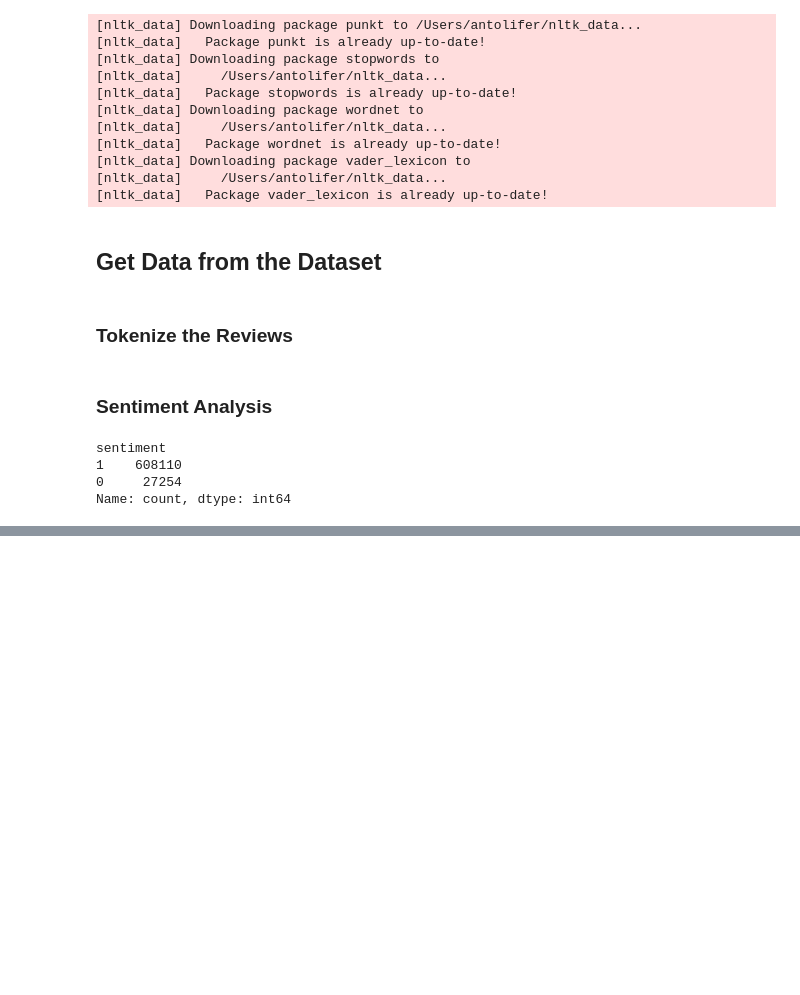
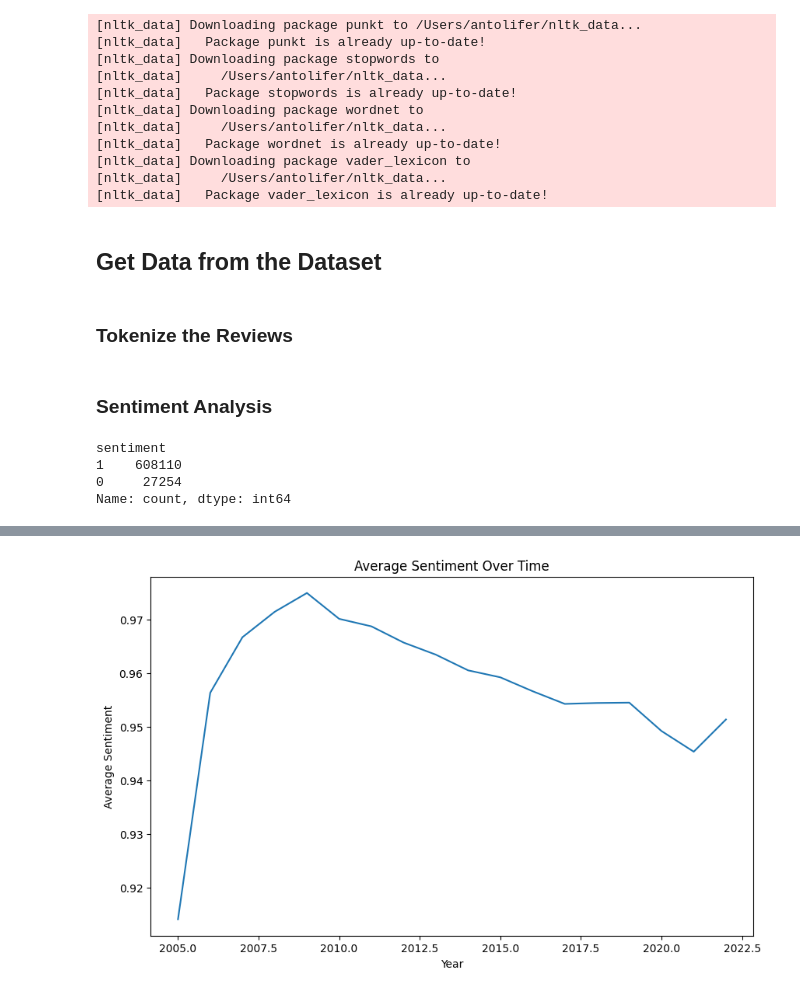
Before and after one commit to Antoni0Ferreira/FEUP-CAC, a Jupyter notebook: nlp_preprocessing.ipynb, the cells around one changed output, grey strips where cells are left out. Drawn from its saved outputs; the diff is of its cells as text; code cells hidden in the pictures; blank space fills up the shorter version.

```diff
--- a/nlp_preprocessing.ipynb
+++ b/nlp_preprocessing.ipynb
@@ -150,0 +112,81 @@ AttributeError: module 'numpy' has no attribute 'count'
+# %%
+# Load Tokenized Reviews and Sentiment
+with open('./datasets/review_dataset_new_orleans_tokenized.json', 'r') as f:
+    data = f.readlines()
+    data = list(map(lambda x: x.rstrip(), data))
+    data_json_str = "[" + ','.join(data) + "]"
+    df_reviews_tokenized = pd.read_json(data_json_str)
+
+with open('./datasets/review_dataset_new_orleans_sentiment.json', 'r') as f:
+    data = f.readlines()
+    data = list(map(lambda x: x.rstrip(), data))
+    data_json_str = "[" + ','.join(data) + "]"
+    df_reviews_sentiment = pd.read_json(data_json_str)
+
+
+# Obtain the average sentiment in general
+avg_sentiment = df_reviews_sentiment['sentiment'].mean()
+print("Average Sentiment: ")
+print(avg_sentiment)
+
+# Obtain the average sentiment for each year
+df_reviews_sentiment['date'] = pd.to_datetime(df_reviews_sentiment['date'])
+df_reviews_sentiment['year'] = df_reviews_sentiment['date'].dt.year
+# Get total number of reviews by year
+total_reviews_year = df_reviews_sentiment['year'].value_counts()
+avg_sentiment_year = df_reviews_sentiment.groupby('year')['sentiment'].mean()
+
+for year, sentiment in avg_sentiment_year.items():
+    print(f"Average Sentiment for {year}: {sentiment} in {total_reviews_year[year]} reviews")
+
+
+# Obtain the top 10 most common words/tokens in positive reviews
+# Merge the tokenized reviews with the sentiment
+df_reviews_tokenized = df_reviews_tokenized.merge(df_reviews_sentiment, on='review_id')
+
+# Filter out the positive reviews
+df_reviews_positive = df_reviews_tokenized[df_reviews_tokenized['sentiment'] == 1]
+
+# Get the most common words in positive reviews
+from collections import Counter
+words = ' '.join(df_reviews_positive['text']).split()
+word_freq = Counter(words)
+top_words = word_freq.most_common(10)
+print("Top 10 Most Common Words in Positive Reviews: ")
+print(top_words)
+
+# Obtain the top 10 most common words/tokens in negative reviews
+# Filter out the negative reviews
+df_reviews_negative = df_reviews_tokenized[df_reviews_tokenized['sentiment'] == 0]
+
+# Get the most common words in negative reviews
+words = ' '.join(df_reviews_negative['text']).split()
+word_freq = Counter(words)
+top_words = word_freq.most_common(10)
+print("Top 10 Most Common Words in Negative Reviews: ")
+print(top_words)
+
+# Plot the average sentiment over time, taking into account the number of reviews
+import matplotlib.pyplot as plt
+import seaborn as sns
+
+# Get total number of reviews by year
+total_reviews_year = df_reviews_sentiment['year'].value_counts()
+avg_sentiment_year = df_reviews_sentiment.groupby('year')['sentiment'].mean()
+
+# Plot the average sentiment over time
+plt.figure(figsize=(10, 6))
+sns.lineplot(x=avg_sentiment_year.index, y=avg_sentiment_year.values)
+plt.title('Average Sentiment Over Time')
+plt.xlabel('Year')
+plt.ylabel('Average Sentiment')
+plt.show()
+
+# Plot the average sentiment over time, taking into account the number of reviews
+plt.figure(figsize=(10, 6))
+sns.lineplot(x=avg_sentiment_year.index, y=avg_sentiment_year.values * total_reviews_year)
+plt.title('Average Sentiment Over Time (Weighted by Number of Reviews)')
+plt.xlabel('Year')
+plt.ylabel('Average Sentiment')
+plt.show()
+# %% [output]
@@ -150,0 +210 @@ AttributeError: module 'numpy' has no attribute 'count'
+[figure, added]
```
Also changed, not shown: parts of 5 cells of this notebook, 2 other files.
